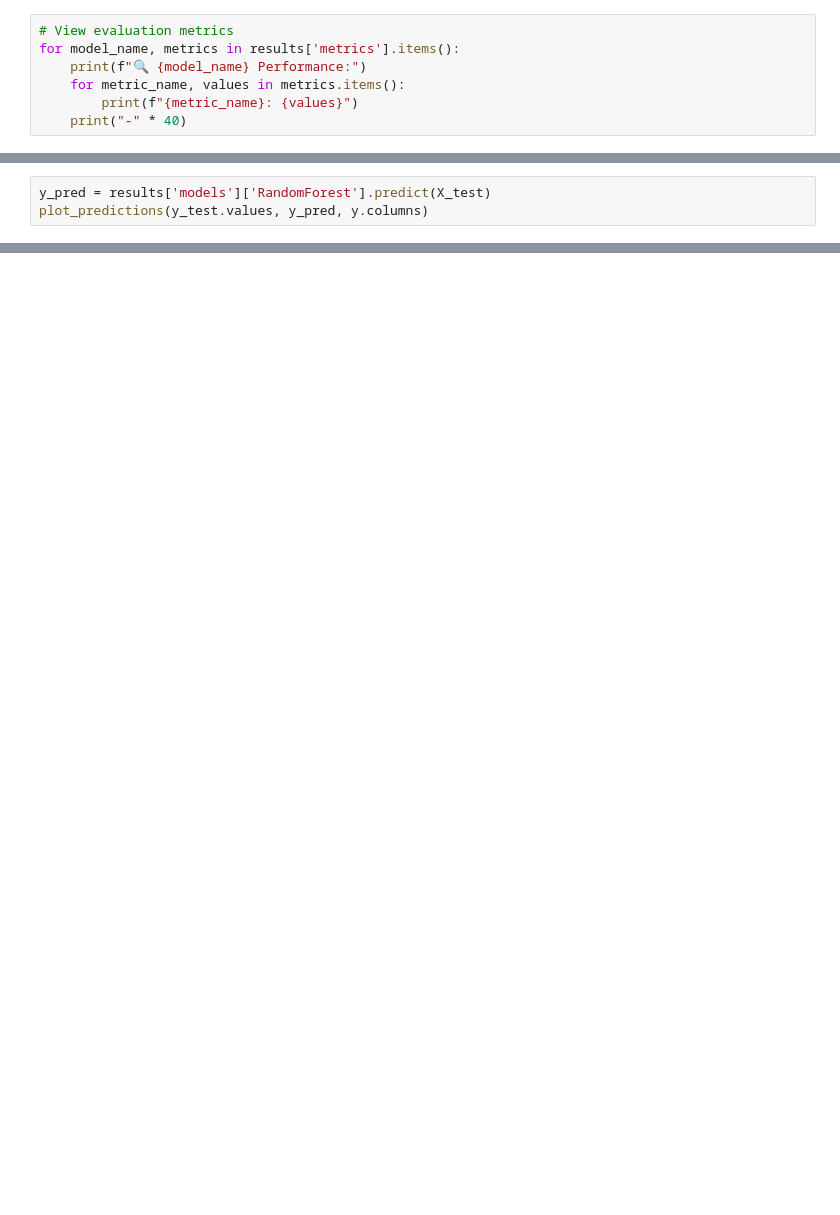
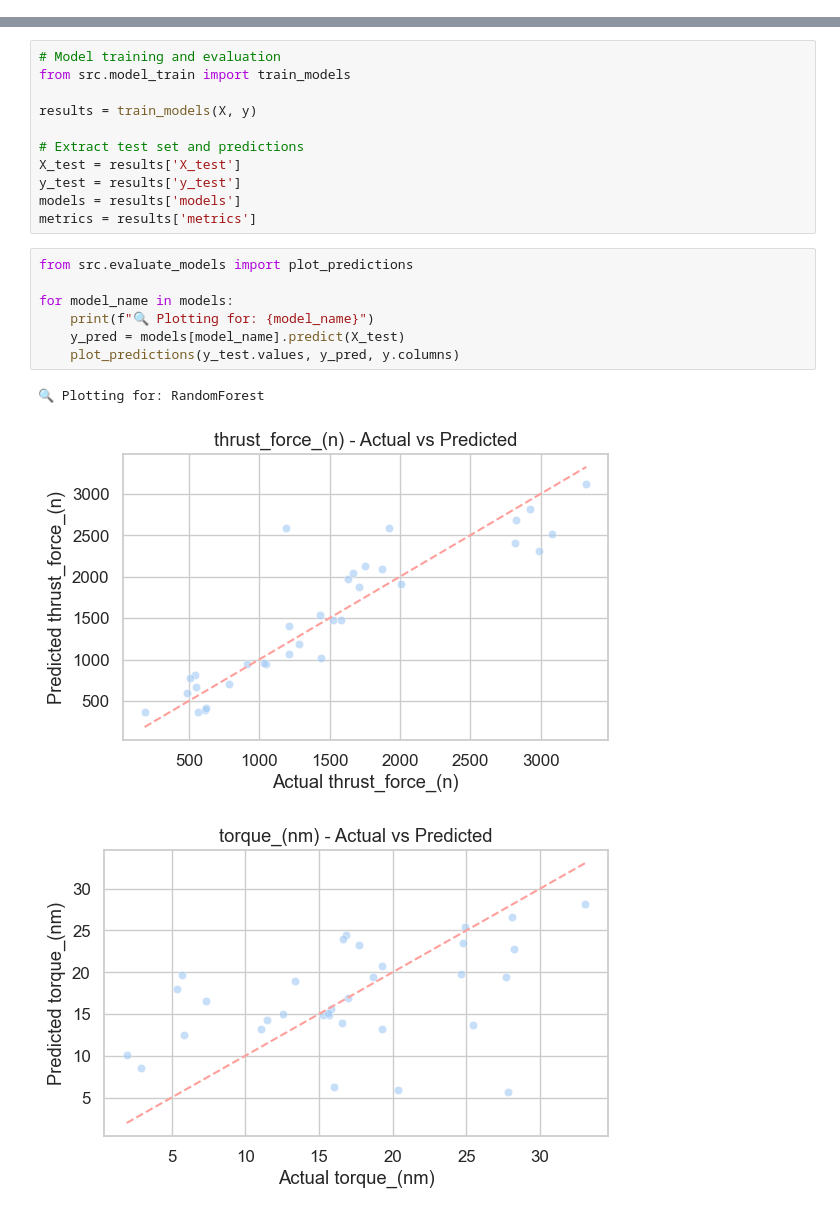
Before and after one commit to HrisheetaRoy/Drilling_Machining_Criteria_Prediction, a Jupyter notebook: eda/eda.ipynb, the cells around one changed output, grey strips where cells are left out. Saved outputs shown, nothing was run; the diff lists cells and outputs as text; blank space fills up the shorter version.

```diff
--- a/eda/eda.ipynb
+++ b/eda/eda.ipynb
@@ -165,7 +0,0 @@ results = train_models(X, y)
-# %%
-# View evaluation metrics
-for model_name, metrics in results['metrics'].items():
-    print(f"🔍 {model_name} Performance:")
-    for metric_name, values in metrics.items():
-        print(f"{metric_name}: {values}")
-    print("-" * 40)
@@ -185,3 +0,0 @@ from src.evaluate_models import plot_predictions
-# %%
-y_pred = results['models']['RandomForest'].predict(X_test)
-plot_predictions(y_test.values, y_pred, y.columns)
@@ -189,0 +96,22 @@ NameError: name 'X_test' is not defined
+# %%
+# Model training and evaluation
+from src.model_train import train_models
+
+results = train_models(X, y)
+
+# Extract test set and predictions
+X_test = results['X_test']
+y_test = results['y_test']
+models = results['models']
+metrics = results['metrics']
+# %%
+from src.evaluate_models import plot_predictions
+
+for model_name in models:
+    print(f"🔍 Plotting for: {model_name}")
+    y_pred = models[model_name].predict(X_test)
+    plot_predictions(y_test.values, y_pred, y.columns)
+# %% [output]
+🔍 Plotting for: RandomForest
+[figure, added]
+[figure, added]
```
Also changed, not shown: parts of 35 cells of this notebook.
